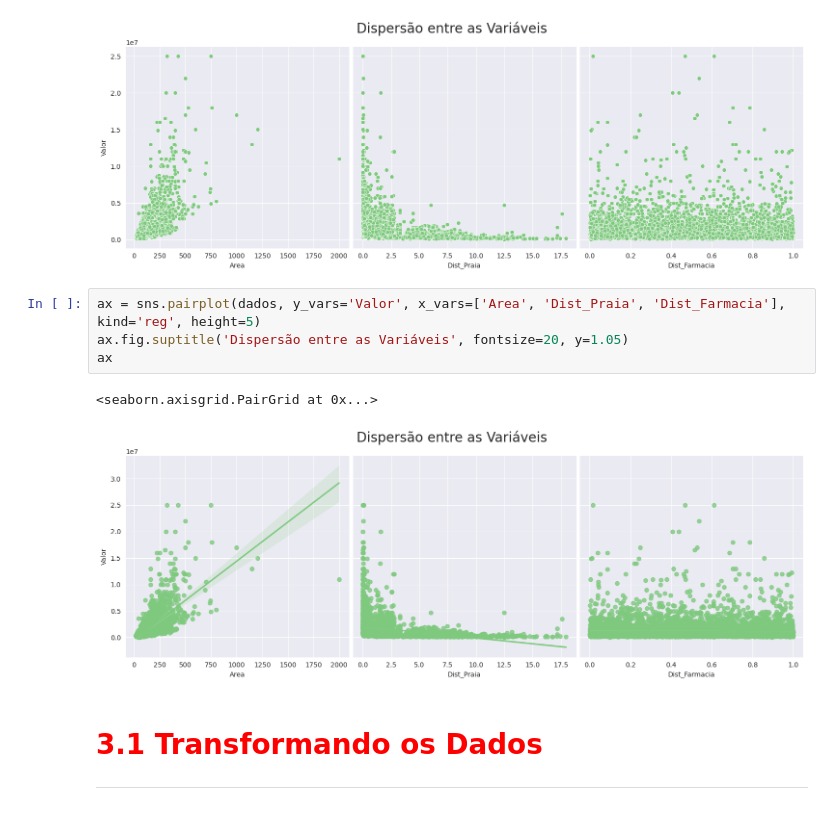
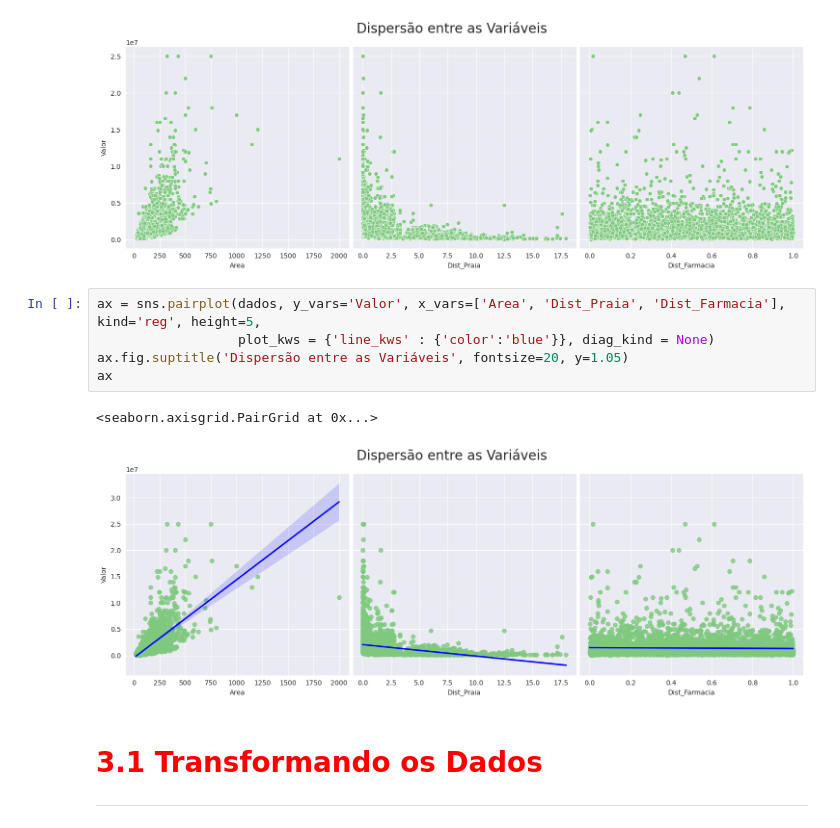
Before and after one commit to GabrielVideira/PythonDataScience, a Jupyter notebook: Estatística/Regressão_Linear_II.ipynb, the cells around one changed output. Cells and saved outputs as stored; diff of their text form.

```diff
--- a/Estatística/Regressão_Linear_II.ipynb
+++ b/Estatística/Regressão_Linear_II.ipynb
@@ -154,12 +154,13 @@ ax
 <seaborn.axisgrid.PairGrid at 0x...>
 [figure]
 # %%
-ax = sns.pairplot(dados, y_vars='Valor', x_vars=['Area', 'Dist_Praia', 'Dist_Farmacia'], kind='reg', height=5)
+ax = sns.pairplot(dados, y_vars='Valor', x_vars=['Area', 'Dist_Praia', 'Dist_Farmacia'], kind='reg', height=5,
+                  plot_kws = {'line_kws' : {'color':'blue'}}, diag_kind = None)
 ax.fig.suptitle('Dispersão entre as Variáveis', fontsize=20, y=1.05)
 ax
 # %% [output]
 <seaborn.axisgrid.PairGrid at 0x...>
-[figure, old version]
+[figure, new version]
 # %% [markdown]
 # <font color='red' style='font-size: 30px;'>3.1 Transformando os Dados</font>
 <hr style='border: 2px solid red;'>
```
Also changed, not shown: parts of 17 cells of this notebook.
